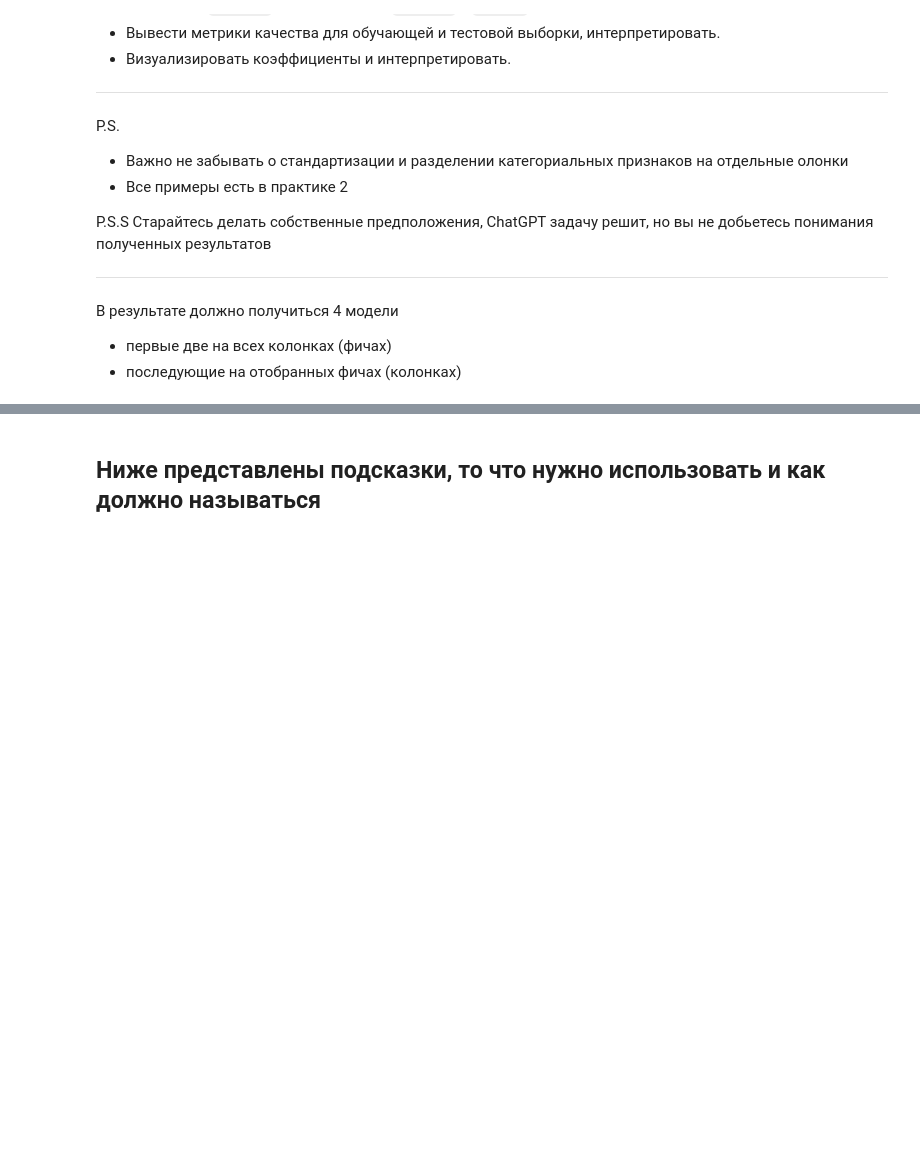
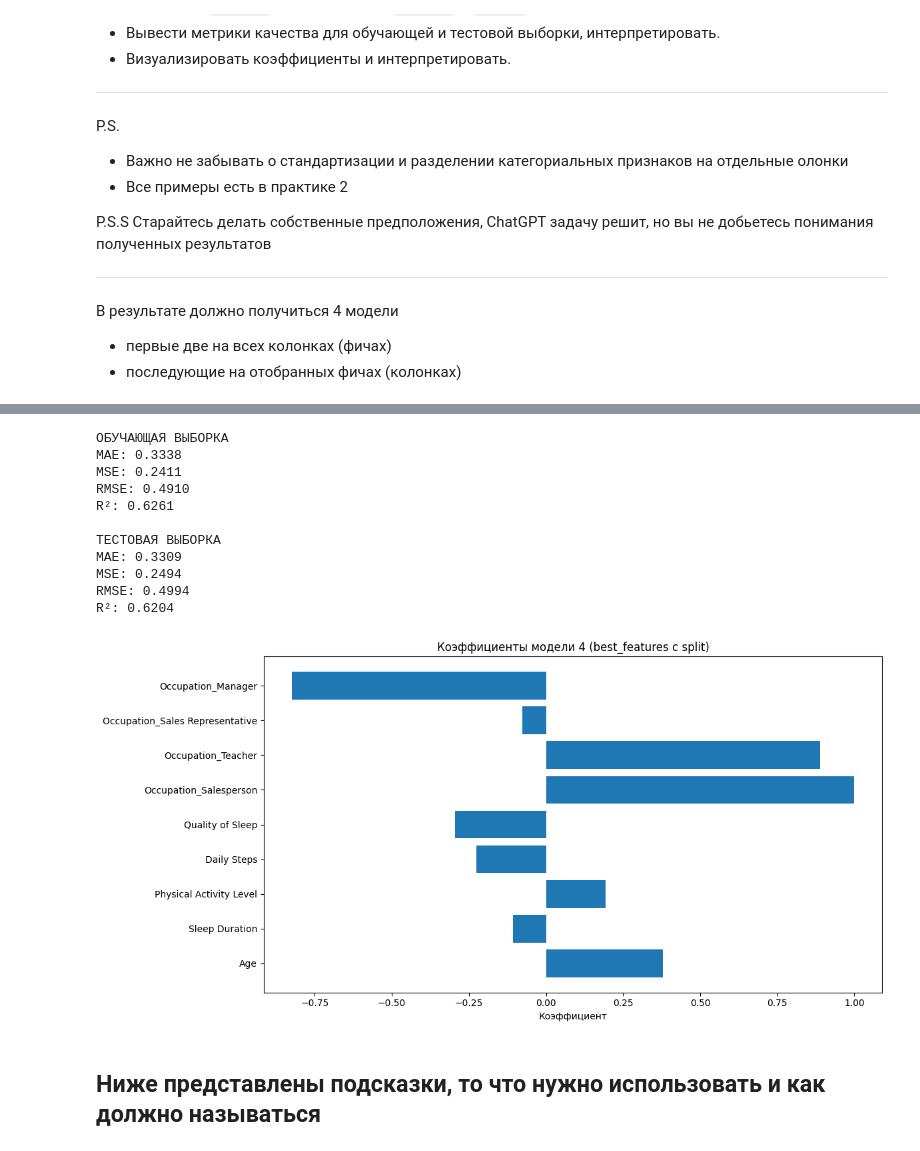
Before and after one commit to Lococo231/MO_Tasks, a Jupyter notebook: Домашнее_задание_2.ipynb, the cells around one changed output, grey strips where cells are left out. Saved outputs shown, nothing was run; the diff lists cells and outputs as text; code cells hidden in the pictures; blank space fills up the shorter version.

```diff
--- a/Домашнее_задание_2.ipynb
+++ b/Домашнее_задание_2.ipynb
@@ -181,3 +447,58 @@ P.S.S
+# %%
+import numpy as np
+import matplotlib.pyplot as plt
+from sklearn.model_selection import train_test_split
+from sklearn.linear_model import LinearRegression
+from sklearn.metrics import mean_absolute_error, mean_squared_error, r2_score
+
+best_features = ['Age', 'Sleep Duration', 'Physical Activity Level', 'Daily Steps', 'Quality of Sleep', 'Occupation_Salesperson','Occupation_Teacher', 'Occupation_Sales Representative','Occupation_Manager']
+X_best = X[best_features]
+
+X_train, X_test, y_train, y_test = train_test_split(X_best, y, test_size=0.2, random_state=42)
+
+model4 = LinearRegression()
+model4.fit(X_train, y_train)
+
+y_train_pred = model4.predict(X_train)
+y_test_pred = model4.predict(X_test)
+
+print("ОБУЧАЮЩАЯ ВЫБОРКА")
+print(f"MAE: {mean_absolute_error(y_train, y_train_pred):.4f}")
+print(f"MSE: {mean_squared_error(y_train, y_train_pred):.4f}")
+print(f"RMSE: {np.sqrt(mean_squared_error(y_train, y_train_pred)):.4f}")
+print(f"R²: {r2_score(y_train, y_train_pred):.4f}")
+
+print("\nТЕСТОВАЯ ВЫБОРКА")
+print(f"MAE: {mean_absolute_error(y_test, y_test_pred):.4f}")
+print(f"MSE: {mean_squared_error(y_test, y_test_pred):.4f}")
+print(f"RMSE: {np.sqrt(mean_squared_error(y_test, y_test_pred)):.4f}")
+print(f"R²: {r2_score(y_test, y_test_pred):.4f}")
+
+plt.figure(figsize=(12, 6))
+plt.barh(best_features, model4.coef_)
+plt.xlabel('Коэффициент')
+plt.title('Коэффициенты модели 4 (best_features с split)')
+plt.tight_layout()
+plt.show()
+
+#ОБУЧАЮЩАЯ ВЫБОРКА — качество на знакомых данных (обычно выше)
+#ТЕСТОВАЯ ВЫБОРКА — качество на новых данных (реальное качество модели)
+#Если разница большая → переучивание (overfitting)
+#КОЭФФИЦИЕНТЫ — какие признаки (профессия, возраст, сон) влияют на расстройства
+#Что ищем: R² на тесте близко к обучению = модель обобщается хорошо
+# %% [output]
+ОБУЧАЮЩАЯ ВЫБОРКА
+MAE: 0.3338
+MSE: 0.2411
+RMSE: 0.4910
+R²: 0.6261
+
+ТЕСТОВАЯ ВЫБОРКА
+MAE: 0.3309
+MSE: 0.2494
+RMSE: 0.4994
+R²: 0.6204
+[figure, added]
 # %% [markdown]
 ## Ниже представлены подсказки, то что нужно использовать и как должно называться
 # %% [markdown]
```
Also changed, not shown: parts of 15 cells of this notebook.
